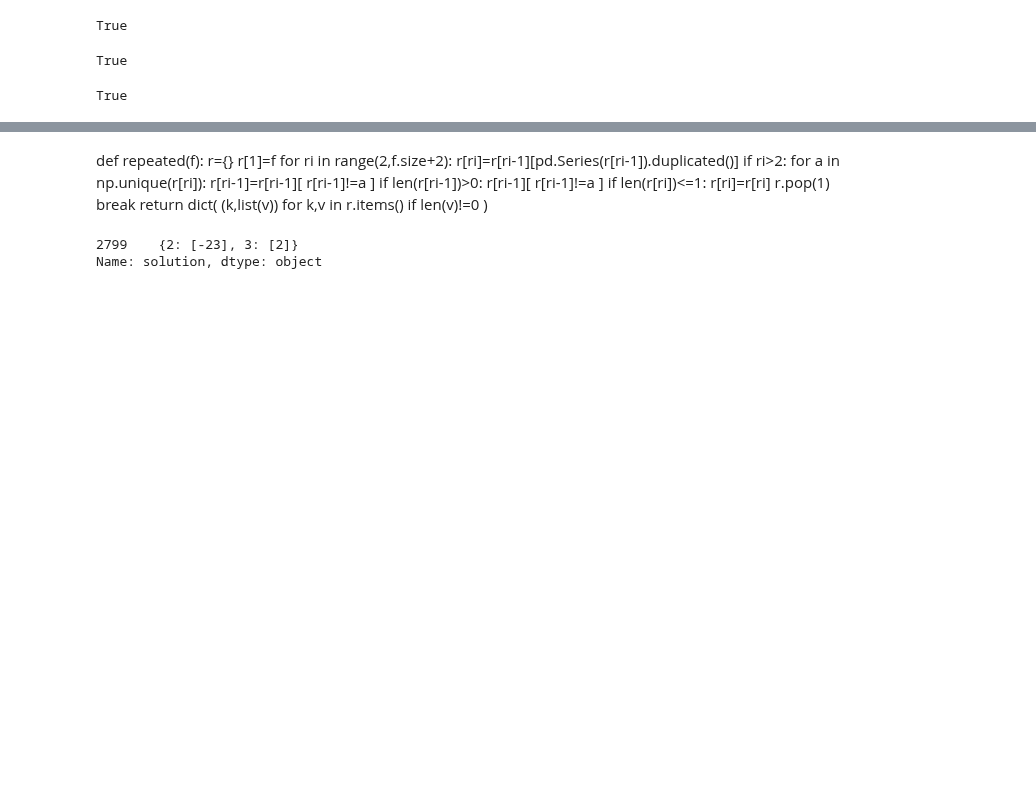
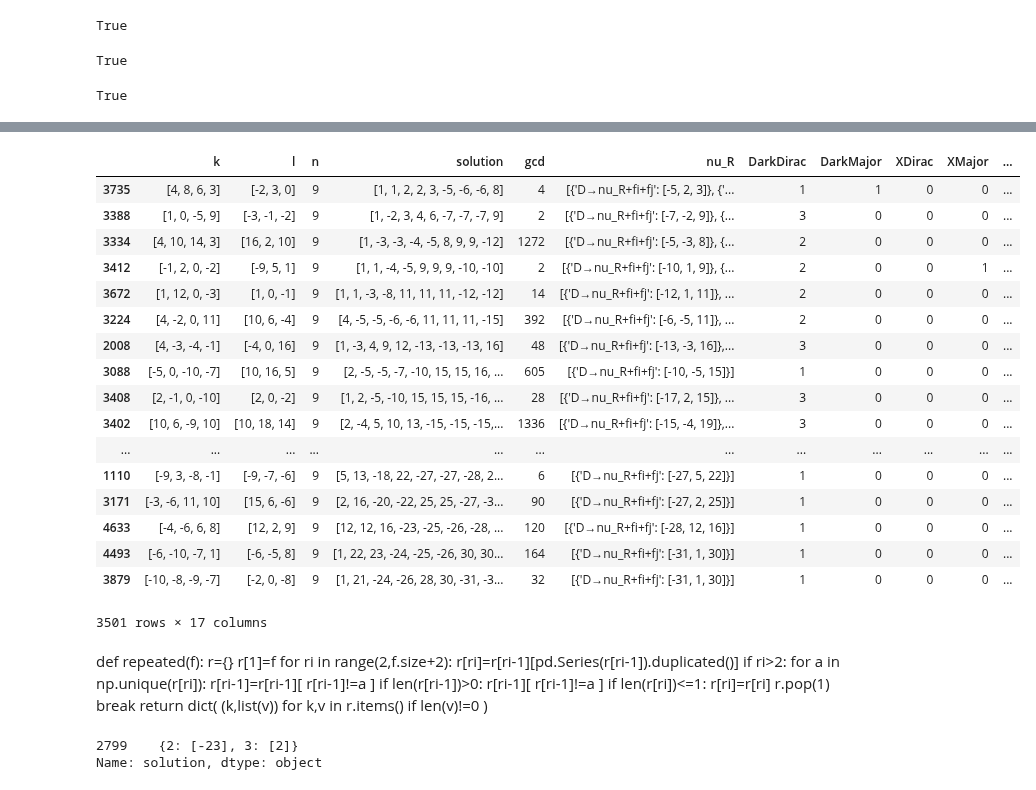
Before and after one commit to LBJ-Wade/anomaly, a Jupyter notebook: Analysis.ipynb, the cells around one changed output, grey strips where cells are left out. Cells and saved outputs as stored; diff of their text form; code cells hidden in the pictures; blank space fills up the shorter version.

```diff
--- a/Analysis.ipynb
+++ b/Analysis.ipynb
@@ -122,0 +130,16 @@ get_massless_fermions([2, -4, 7, 9, -18, -18, 22],ν=-18)
+# %%
+label='XDirac'
+if True:
+        if row.get(label)>0:
+            cddmax=100
+            for m in row['sltn'].get(3):
+                cdp=[]
+                for ν in row.get('XD'):
+                    l=row.get('solution').copy()
+                    l=[ll for ll in l if ll!=m]
+                    cdp.append( count_massless_fermions(l , ν,m)  )
+                if min(cdp)<cddmax:
+                    cdd=cdp
+            print( min(cdd)  )
+        else:
+            print(  nmax    )
@@ -146,3 +172,26 @@ cl
+# %%
+cl['total']=cl['solution'].reset_index(drop=True).apply(lambda l: np.abs( np.array(l) ).sum() )
+# %%
+cl[ (cl['n']==9) &  (cl['DarkDirac']>0) ].sort_values(['DD_massless','total'])
+# %% [output]
+|  | k | l | n | solution | gcd | nu_R | DarkDirac | DarkMajor | XDirac | XMajor | ... |
+| 3735 | [4, 8, 6, 3] | [-2, 3, 0] | 9 | [1, 1, 2, 2, 3, -5, -6, -6, 8] | 4 | [{'D→nu_R+fi+fj': [-5, 2, 3]}, {'... | 1 | 1 | 0 | 0 | ... |
+| 3388 | [1, 0, -5, 9] | [-3, -1, -2] | 9 | [1, -2, 3, 4, 6, -7, -7, -7, 9] | 2 | [{'D→nu_R+fi+fj': [-7, -2, 9]}, {... | 3 | 0 | 0 | 0 | ... |
+| 3334 | [4, 10, 14, 3] | [16, 2, 10] | 9 | [1, -3, -3, -4, -5, 8, 9, 9, -12] | 1272 | [{'D→nu_R+fi+fj': [-5, -3, 8]}, {... | 2 | 0 | 0 | 0 | ... |
+| 3412 | [-1, 2, 0, -2] | [-9, 5, 1] | 9 | [1, 1, -4, -5, 9, 9, 9, -10, -10] | 2 | [{'D→nu_R+fi+fj': [-10, 1, 9]}, {... | 2 | 0 | 0 | 1 | ... |
+| 3672 | [1, 12, 0, -3] | [1, 0, -1] | 9 | [1, 1, -3, -8, 11, 11, 11, -12, -12] | 14 | [{'D→nu_R+fi+fj': [-12, 1, 11]}, ... | 2 | 0 | 0 | 0 | ... |
+| 3224 | [4, -2, 0, 11] | [10, 6, -4] | 9 | [4, -5, -5, -6, -6, 11, 11, 11, -15] | 392 | [{'D→nu_R+fi+fj': [-6, -5, 11]}, ... | 2 | 0 | 0 | 0 | ... |
+| 2008 | [4, -3, -4, -1] | [-4, 0, 16] | 9 | [1, -3, 4, 9, 12, -13, -13, -13, 16] | 48 | [{'D→nu_R+fi+fj': [-13, -3, 16]},... | 3 | 0 | 0 | 0 | ... |
+| 3088 | [-5, 0, -10, -7] | [10, 16, 5] | 9 | [2, -5, -5, -7, -10, 15, 15, 16, ... | 605 | [{'D→nu_R+fi+fj': [-10, -5, 15]}] | 1 | 0 | 0 | 0 | ... |
+| 3408 | [2, -1, 0, -10] | [2, 0, -2] | 9 | [1, 2, -5, -10, 15, 15, 15, -16, ... | 28 | [{'D→nu_R+fi+fj': [-17, 2, 15]}, ... | 3 | 0 | 0 | 0 | ... |
+| 3402 | [10, 6, -9, 10] | [10, 18, 14] | 9 | [2, -4, 5, 10, 13, -15, -15, -15,... | 1336 | [{'D→nu_R+fi+fj': [-15, -4, 19]},... | 3 | 0 | 0 | 0 | ... |
+| ... | ... | ... | ... | ... | ... | ... | ... | ... | ... | ... | ... |
+| 1110 | [-9, 3, -8, -1] | [-9, -7, -6] | 9 | [5, 13, -18, 22, -27, -27, -28, 2... | 6 | [{'D→nu_R+fi+fj': [-27, 5, 22]}] | 1 | 0 | 0 | 0 | ... |
+| 3171 | [-3, -6, 11, 10] | [15, 6, -6] | 9 | [2, 16, -20, -22, 25, 25, -27, -3... | 90 | [{'D→nu_R+fi+fj': [-27, 2, 25]}] | 1 | 0 | 0 | 0 | ... |
+| 4633 | [-4, -6, 6, 8] | [12, 2, 9] | 9 | [12, 12, 16, -23, -25, -26, -28, ... | 120 | [{'D→nu_R+fi+fj': [-28, 12, 16]}] | 1 | 0 | 0 | 0 | ... |
+| 4493 | [-6, -10, -7, 1] | [-6, -5, 8] | 9 | [1, 22, 23, -24, -25, -26, 30, 30... | 164 | [{'D→nu_R+fi+fj': [-31, 1, 30]}] | 1 | 0 | 0 | 0 | ... |
+| 3879 | [-10, -8, -9, -7] | [-2, 0, -8] | 9 | [1, 21, -24, -26, 28, 30, -31, -3... | 32 | [{'D→nu_R+fi+fj': [-31, 1, 30]}] | 1 | 0 | 0 | 0 | ... |
+3501 rows × 17 columns
 # %% [markdown]
 def repeated(f):
     r={}
```
Also changed, not shown: parts of 10 cells of this notebook, 1 other file.
